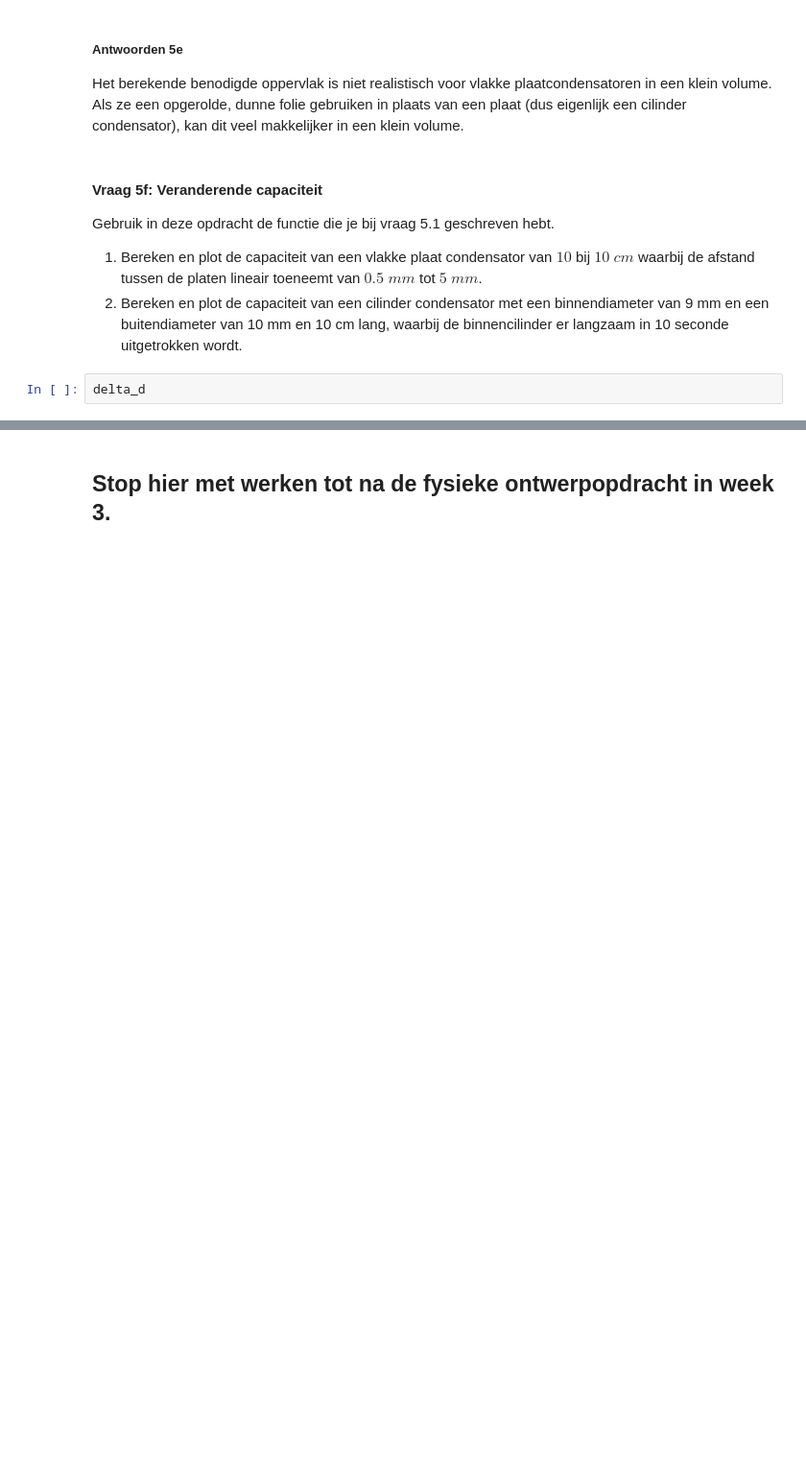
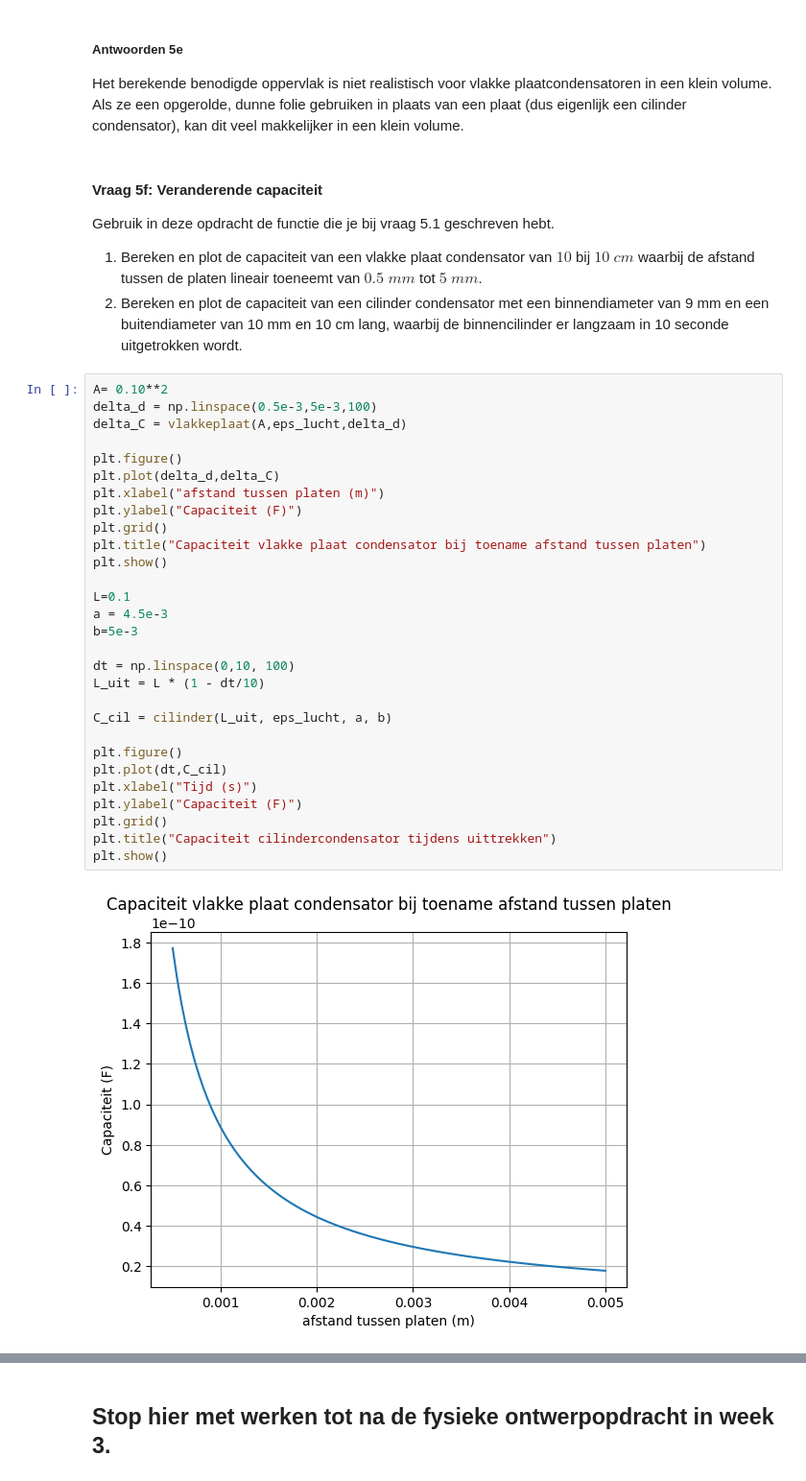
Before and after one commit to sdwijnands/opdrachten-DEF-D, a Jupyter notebook: DigitaleOntwerpopdrachten/1CondensatorOpdracht/CondensatorOntwerpopdracht.ipynb, the cells around one changed output, grey strips where cells are left out. Shown at 96% size. Cells and saved outputs as stored; diff of their text form; blank space fills up the shorter version.

```diff
--- a/DigitaleOntwerpopdrachten/1CondensatorOpdracht/CondensatorOntwerpopdracht.ipynb
+++ b/DigitaleOntwerpopdrachten/1CondensatorOpdracht/CondensatorOntwerpopdracht.ipynb
@@ -852,4 +852,33 @@ Gebruik in deze opdracht de functie die je bij vraag 5.1 geschreven hebt.
 1. Bereken en plot de capaciteit van een vlakke plaat condensator van $10$ bij $10$ $cm$ waarbij de afstand tussen de platen lineair toeneemt van $0.5$ $mm$ tot $5$ $mm$.
 2. Bereken en plot de capaciteit van een cilinder condensator met een binnendiameter van 9 mm en een buitendiameter van 10 mm en 10 cm lang, waarbij de binnencilinder er langzaam in 10 seconde uitgetrokken wordt.
 # %%
-delta_d
+A= 0.10**2
+delta_d = np.linspace(0.5e-3,5e-3,100)
+delta_C = vlakkeplaat(A,eps_lucht,delta_d)
+
+plt.figure()
+plt.plot(delta_d,delta_C)
+plt.xlabel("afstand tussen platen (m)")
+plt.ylabel("Capaciteit (F)")
+plt.grid()
+plt.title("Capaciteit vlakke plaat condensator bij toename afstand tussen platen")
+plt.show()
+
+L=0.1
+a = 4.5e-3
+b=5e-3
+
+dt = np.linspace(0,10, 100)
+L_uit = L * (1 - dt/10)
+
+C_cil = cilinder(L_uit, eps_lucht, a, b)
+
+plt.figure()
+plt.plot(dt,C_cil)
+plt.xlabel("Tijd (s)")
+plt.ylabel("Capaciteit (F)")
+plt.grid()
+plt.title("Capaciteit cilindercondensator tijdens uittrekken")
+plt.show()
+# %% [output]
+[figure, added]
```
Also changed, not shown: parts of 2 cells of this notebook.
